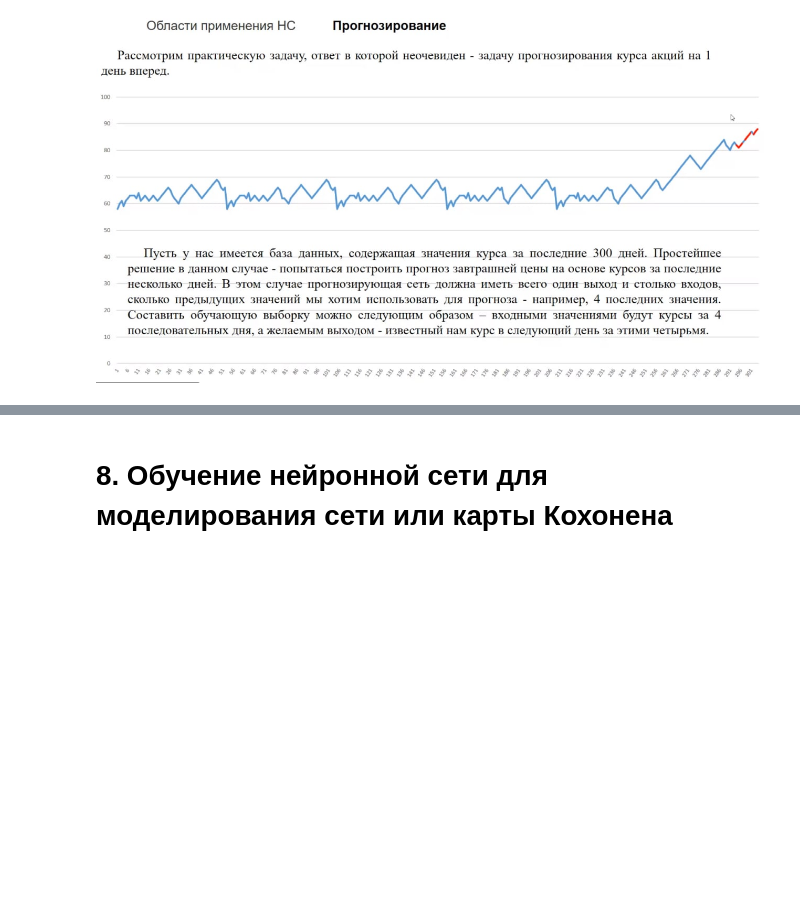
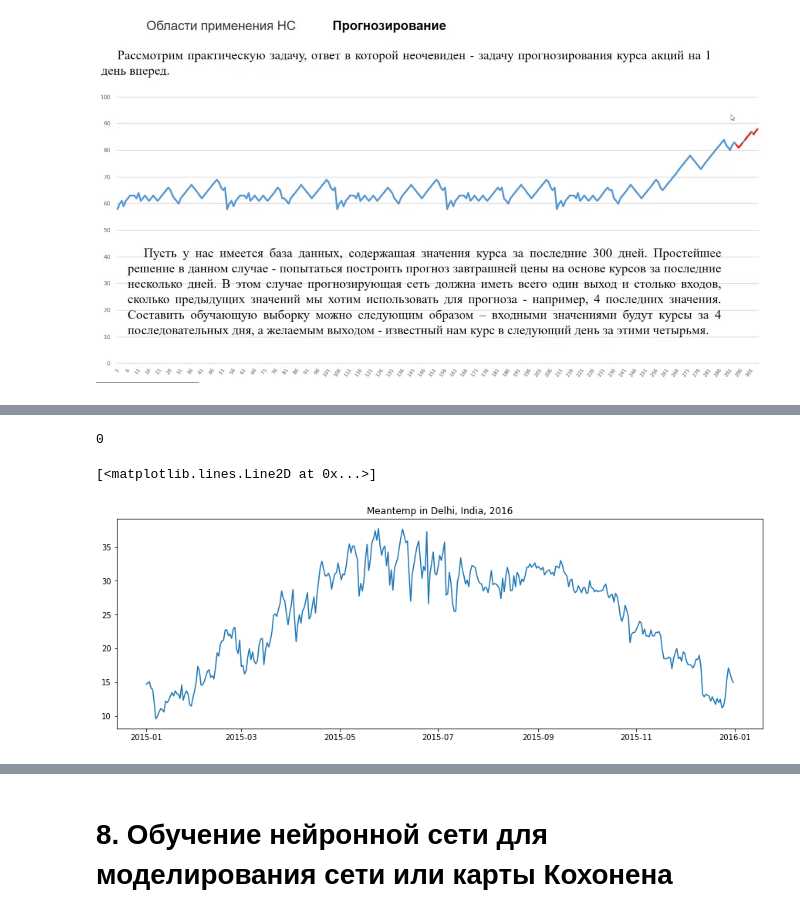
Before and after one commit to kae4ka/university-hometasks, a Jupyter notebook: INS.ipynb, the cells around one changed output, grey strips where cells are left out. Drawn from its saved outputs; the diff is of its cells as text; code cells hidden in the pictures; blank space fills up the shorter version.

```diff
--- a/INS.ipynb
+++ b/INS.ipynb
@@ -823,0 +862,8 @@ Text(0, 0.5, 'Loss value')
+# %%
+df['date'] = pd.to_datetime(df['date'])
+# %%
+df = df.loc[(df['date'].dt.year == 2015)]
+# %%
+df=df.drop(columns=['humidity',	'wind_speed',	'meanpressure'])
+# %%
+df=df.reset_index(drop=True)
@@ -823,0 +886,11 @@ Text(0, 0.5, 'Loss value')
+# %%
+df.isna().sum().sum()
+# %% [output]
+0
+# %%
+plt.figure(figsize=(15, 5))
+plt.title('Meantemp in Delhi, India, 2016')
+plt.plot(df['date'], df['meantemp'])
+# %% [output]
+[<matplotlib.lines.Line2D at 0x...>]
+[figure, added]
```
Also changed, not shown: parts of 17 cells of this notebook.
